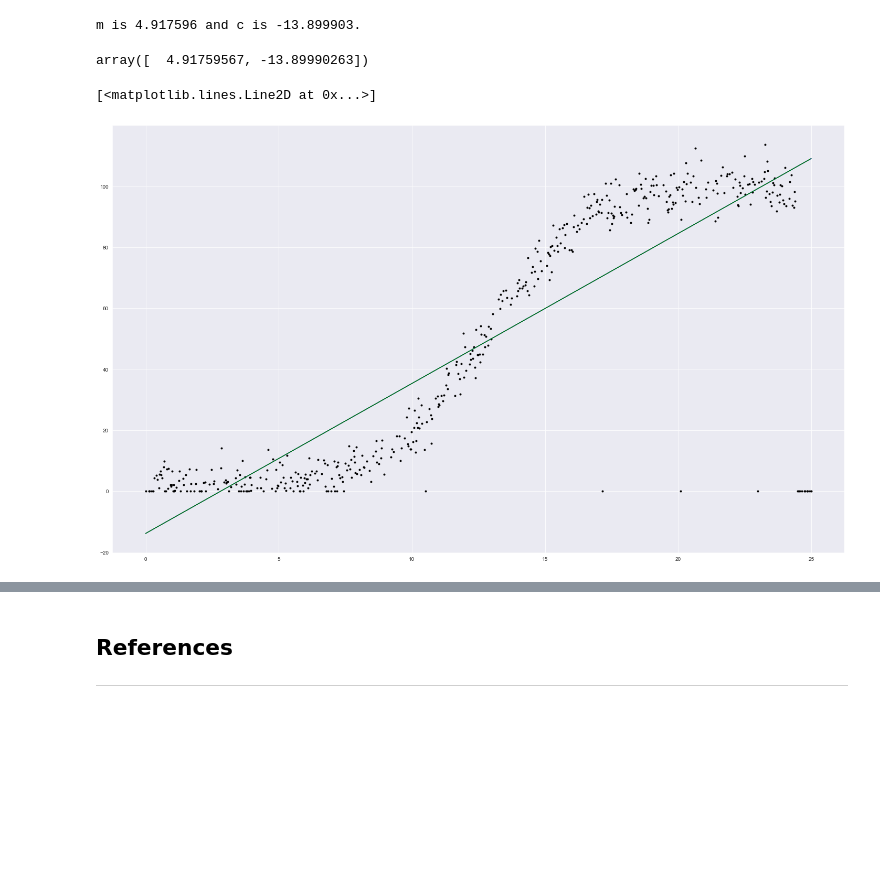
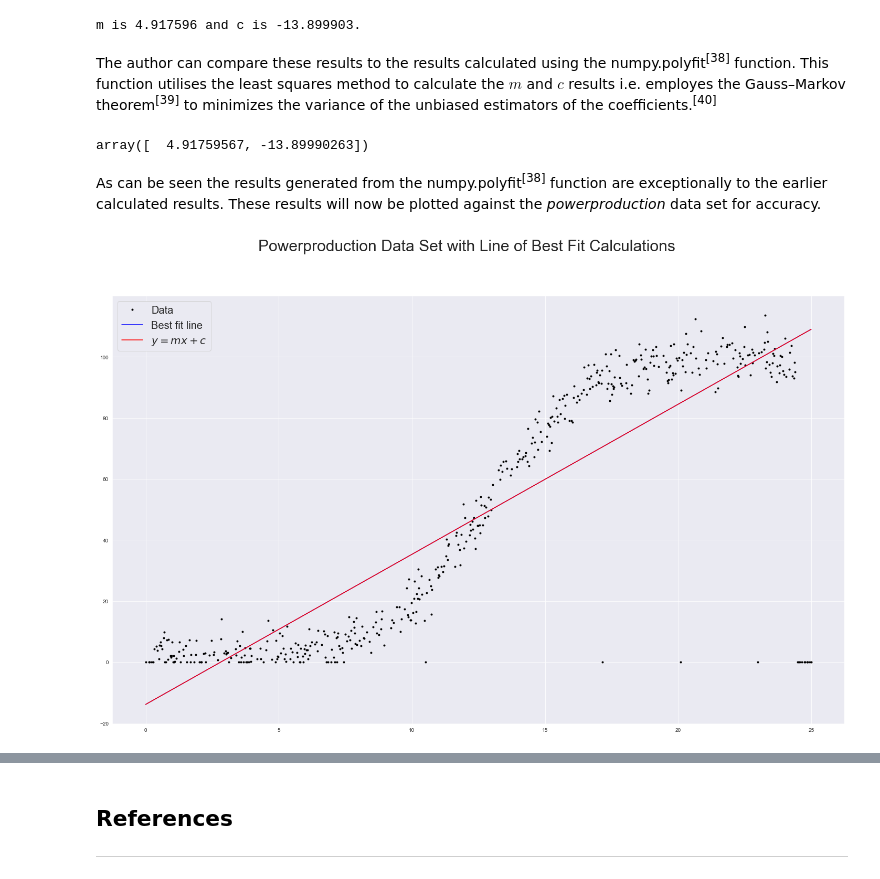
Before and after one commit to JPLee01/Fundamentals_of_Data_Analysis-Project_2020, a Jupyter notebook: Fundamentals of Data Analysis - Project 2020.ipynb, the cells around one changed output, grey strips where cells are left out. Saved outputs shown, nothing was run; the diff lists cells and outputs as text; code cells hidden in the pictures; blank space fills up the shorter version.

```diff
--- a/Fundamentals of Data Analysis - Project 2020.ipynb
+++ b/Fundamentals of Data Analysis - Project 2020.ipynb
@@ -343,6 +351,8 @@ c = power_avg - m * speed_avg
 print("m is %8.6f and c is %6.6f." % (m, c))
 # %% [output]
 m is 4.917596 and c is -13.899903.
+# %% [markdown]
+The author can compare these results to the results calculated using the numpy.polyfit<sup>[38]</sup> function. This function utilises the least squares method to calculate the $m$ and $c$ results i.e. employes the Gauss–Markov theorem<sup>[39]</sup> to minimizes the variance of the unbiased estimators of the coefficients.<sup>[40]</sup>
 # %%
 # Creation of coefficient variables i.e. best fit values or lowest cost for m and c
 # They are outputted as arrays
@@ -350,14 +360,24 @@ coeffs1 = np.polyfit(powerproduction_dataset['speed'], powerproduction_dataset['
 coeffs1
 # %% [output]
 array([  4.91759567, -13.89990263])
+# %% [markdown]
+As can be seen the results generated from the numpy.polyfit<sup>[38]</sup> function are exceptionally to the earlier calculated results. These results will now be plotted against the *powerproduction* data set for accuracy.
 # %%
 # Plotting the dataset and its best fit lines
 plt.plot(powerproduction_dataset['speed'], powerproduction_dataset['power'], 'k.', label='Data');
 plt.plot(powerproduction_dataset['speed'], m * powerproduction_dataset['speed'] + c, 'b-', label='Best fit line')
-plt.plot(powerproduction_dataset['speed'], coeffs1[0] * powerproduction_dataset['speed'] + coeffs1[1], 'g-', label='$ y=mx+c $')
+plt.plot(powerproduction_dataset['speed'], coeffs1[0] * powerproduction_dataset['speed'] + coeffs1[1], 'r-', label='$ y=mx+c $')
+
+#Insert a legend
+plt.legend(fontsize=20)
+
+#Insert a Title
+plt. suptitle('Powerproduction Data Set with Line of Best Fit Calculations', fontsize=30)
+
+#Disply the Plot
+plt.show()
 # %% [output]
-[<matplotlib.lines.Line2D at 0x...>]
-[figure, old version]
+[figure, new version]
 # %%
 # Creation of best fit coefficient variables
 coeffs4 = np.polyfit(powerproduction_dataset['speed'], powerproduction_dataset['power'], 4)
```
Also changed, not shown: parts of 7 cells of this notebook.
